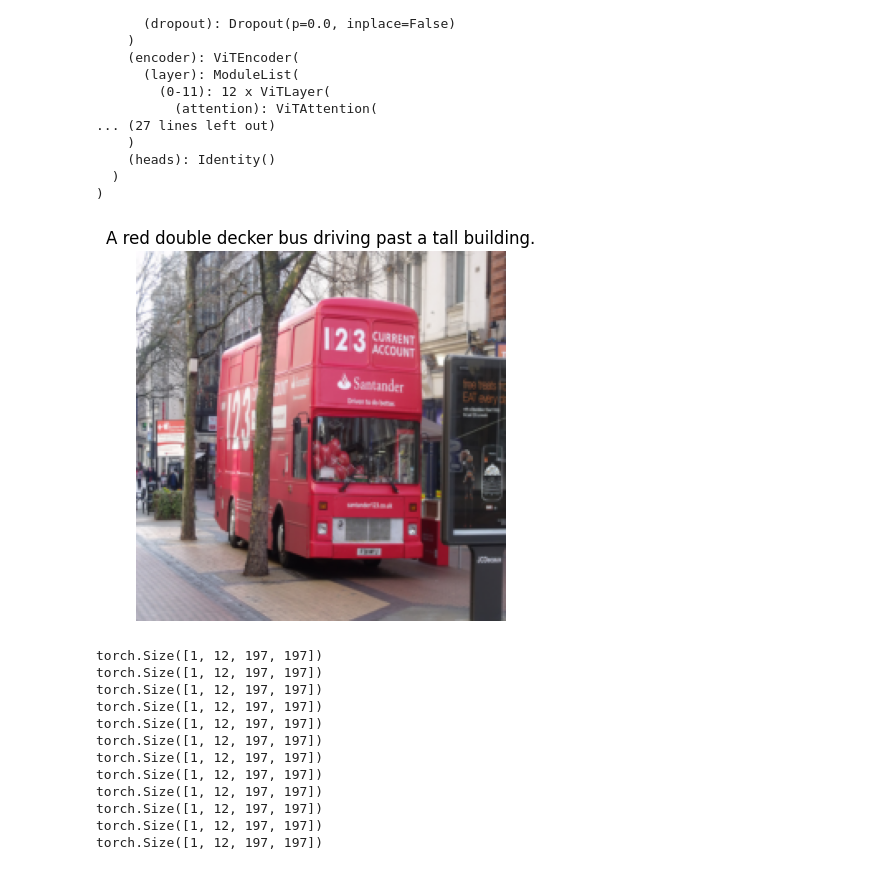
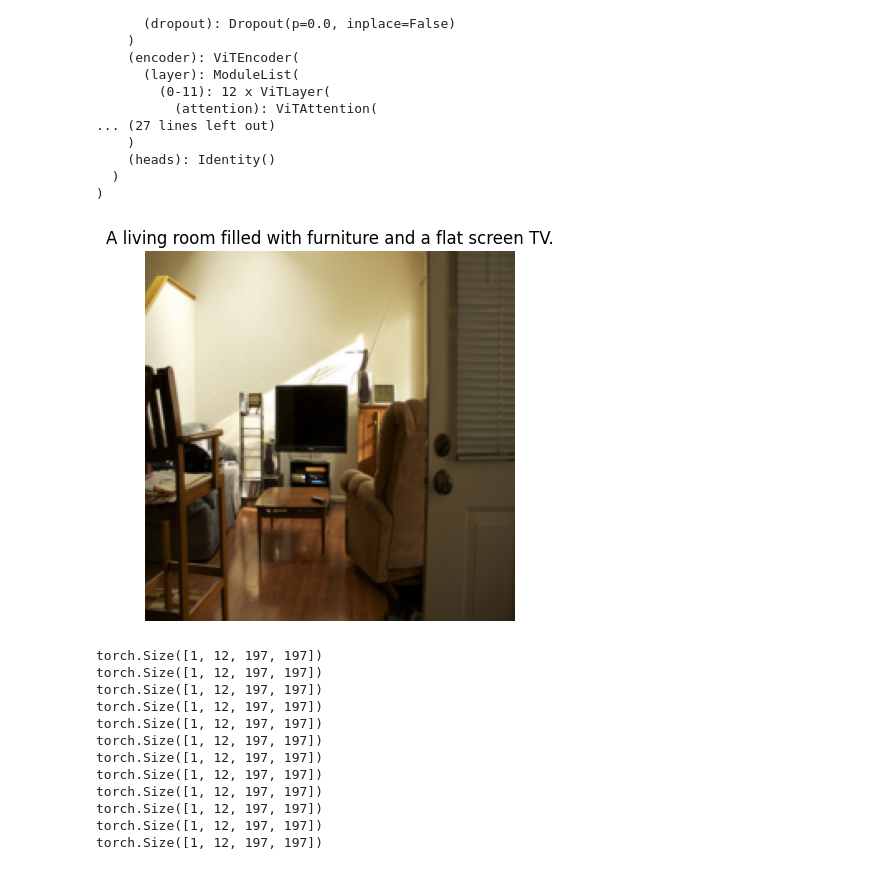
Before and after one commit to Incomprehensible/Transformer-Image-Captioning, a Jupyter notebook: visualization/visualize_self_attention.ipynb, the cells around one changed output. Saved outputs shown, nothing was run; the diff lists cells and outputs as text; code cells hidden in the pictures.

```diff
--- a/visualization/visualize_self_attention.ipynb
+++ b/visualization/visualize_self_attention.ipynb
@@ -37,9 +37,9 @@ importlib.reload(cfg)
 # %%
 device = "cpu"
 
-model_folder = cfg.CONFIG_ROOT / "experiments/config_20260129-231542"
+model_folder = cfg.CONFIG_ROOT / "experiments/config_20260129-180644"
 config = cfg.import_config(model_folder / 'config.json')
-model_path = model_folder / 'cptr_best_meteor_model.pth'
+model_path = model_folder / 'cptr_model.pth'
 # %%
 if config['ENCODER_ARCH'] == cfg.EncoderArch.CNN_RESNET50:
     raise NotImplementedError("ResNet50 encoder is not supported for visualization.")
@@ -151,20 +156,20 @@ IMAGENET_STD  = torch.tensor([0.229, 0.224, 0.225]).view(3, 1, 1)
 def denormalize(img):
     return img * IMAGENET_STD + IMAGENET_MEAN
 # %%
-batch = next(iter(train_dataloader))
+batch = next(iter(test_dataloader))
 img_tensor = batch['pixel_values'][0].unsqueeze(0).to(device)
 description = batch['description'][0]
 
 # plot
 img = denormalize(img_tensor[0].cpu())
 img = img.clamp(0, 1)
 img = img.permute(1, 2, 0).numpy()
 plt.imshow(img)
 plt.axis('off')
 plt.title(description)
 plt.show()
 # %% [output]
-[figure, old version]
+[figure, new version]
 # %%
 _, attn = model(img_tensor, return_attn=True)
 for block in attn: # len(attn) == 12 (num of layers)
```
Also changed, not shown: parts of 6 cells of this notebook, 3 other files.
